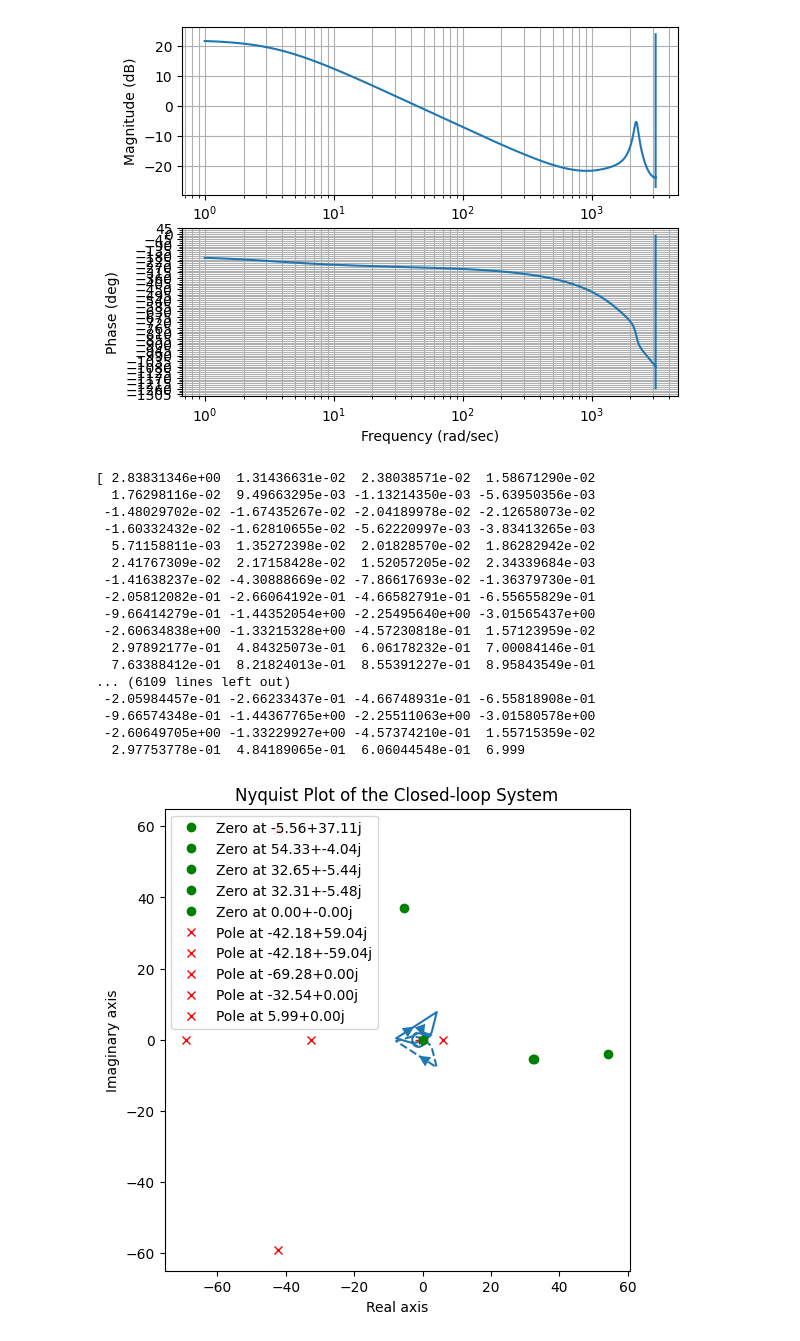
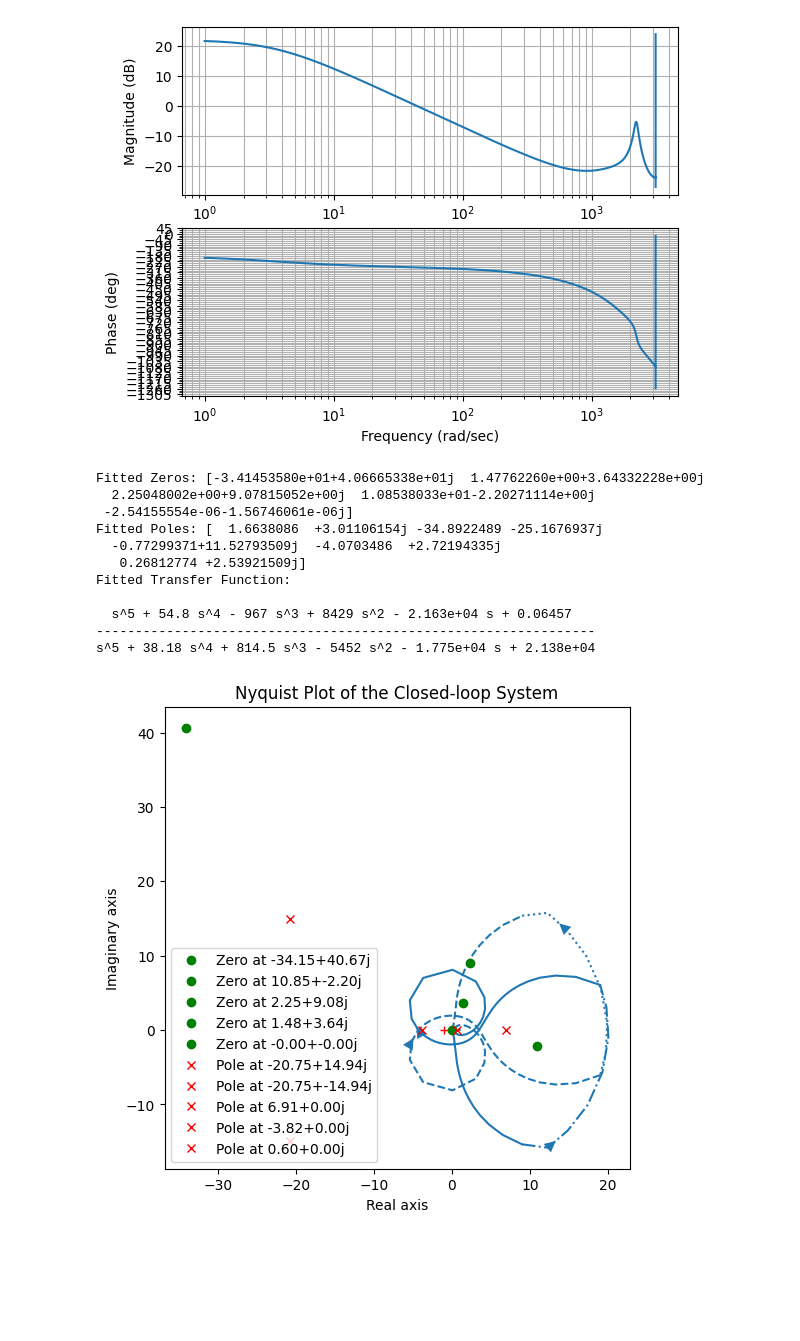
Before and after one commit to lintin528/motor_simulation, a Jupyter notebook: lstm_motorSim.ipynb, the cells around one changed output. Drawn from its saved outputs; the diff is of its cells as text; code cells hidden in the pictures; blank space fills up the shorter version.

```diff
--- a/lstm_motorSim.ipynb
+++ b/lstm_motorSim.ipynb
@@ -345,7 +388,7 @@ preds = []
 actuals = []
 
 
-for sample in impulse_input:
+for sample in input_signal:
     input_val = sample
     input_queue.append(input_val)
 
@@ -361,13 +404,15 @@ for sample in impulse_input:
 
 
 plt.figure(figsize=(10, 5))
-plt.plot(range(len(preds)), preds, label="Predicted", marker='x')
+plt.plot(range(len(input_signal)), input_signal, label="Input Signal", marker='o', color='b')
+plt.plot(range(len(preds)), preds, label="Predicted", marker='x', color='r')
 plt.title(f"Random File {idx} Predictions vs Actual (Total Samples: {len(preds)})")
 plt.xlabel("Time step")
-plt.ylabel("Angle")
-plt.legend()
+plt.ylabel("Value")
+plt.legend()  # 顯示圖例
 plt.tight_layout()
 plt.show()
+
 
 h_n = np.array(preds)
 H_w = np.fft.fft(h_n)
@@ -513,11 +558,11 @@ from scipy.optimize import least_squares
 import matplotlib.pyplot as plt
 import control as ctrl
 
+
 magnitude_response = np.abs(positive_H_w)
-magnitude_response[0] = 1
+# magnitude_response[0] = 1
 phase_response = np.degrees(np.angle(positive_H_w))
-phase_response[0] = 0
-
+# phase_response[0] = 0
 
 # 定義擬合函數
 def frequency_response_fit(params, freqs, magnitude, phase):
@@ -559,15 +604,15 @@ def frequency_response_fit(params, freqs, magnitude, phase):
     return np.concatenate([magnitude_error, phase_error])
 
 # 初始猜測零點和極點（實部和虛部分開）
-# initial_real_zeros = np.array([1, 1, 1, 1, 1])  # 假設零點實部
-# initial_imag_zeros = np.array([1, -1, 0.5, -0.5, 0.2])  # 假設零點虛部
-# initial_real_poles = np.array([-1, -1, -1, -1, -1])  # 假設極點實部
-# initial_imag_poles = np.array([0.5, -0.5, 0.3, -0.3, 0.1])  # 假設極點虛部
+initial_real_zeros = np.array([1, 1, 1, 1, 1])  # 假設零點實部
+initial_imag_zeros = np.array([1, -1, 0.5, -0.5, 0.2])  # 假設零點虛部
+initial_real_poles = np.array([-1, -1, -1, -1, -1])  # 假設極點實部
+initial_imag_poles = np.array([0.5, -0.5, 0.3, -0.3, 0.1])  # 假設極點虛部
 
-initial_real_zeros = np.array([-1, 0.3, 0.3, -0.35, -0.35])  # 假設零點實部
-initial_imag_zeros = np.array([0, 0.52, -0.52, 0.35, -0.35])  # 假設零點虛部
-initial_real_poles = np.array([-0.56, -0.56, 0.3, 0.3, -0.07])  # 假設極點實部
-initial_imag_poles = np.array([0.74, -0.74, 0.54, -0.54, 0])  # 假設極點虛部
+# initial_real_zeros = np.array([-1, 0.3, 0.3, -0.35, -0.35])  # 假設零點實部
+# initial_imag_zeros = np.array([0, 0.52, -0.52, 0.35, -0.35])  # 假設零點虛部
+# initial_real_poles = np.array([-0.56, -0.56, 0.3, 0.3, -0.07])  # 假設極點實部
+# initial_imag_poles = np.array([0.74, -0.74, 0.54, -0.54, 0])  # 假設極點虛部
 
 initial_params = np.concatenate([initial_real_zeros, initial_imag_zeros, initial_real_poles, initial_imag_poles])
 
@@ -587,48 +632,42 @@ fitted_poles = fitted_real_poles + 1j * fitted_imag_poles
 num = np.poly(fitted_zeros)
 den = np.poly(fitted_poles)
 sys_fitted = ctrl.TransferFunction(num, den)
 
 print("Fitted Transfer Function:")
 print(sys_fitted)
 
 # ----------  Nyquist  ----------
 plt.figure(figsize=(6, 6))
 ctrl.nyquist(sys_fitted)
 plt.title("Nyquist Plot of the Closed-loop System")
 
 zeros = sys_fitted.zeros().tolist()
 poles = sys_fitted.poles().tolist()
 for zero in zeros:
     plt.plot(zero.real, zero.imag, 'go', label=f'Zero at {zero.real:.2f}+{zero.imag:.2f}j')
 for pole in poles:
     plt.plot(pole.real, pole.imag, 'rx', label=f'Pole at {pole.real:.2f}+{pole.imag:.2f}j')
 
 # unit_circle = plt.Circle((0, 0), 1, color='b', fill=False, linestyle='--')
 # plt.gca().add_artist(unit_circle)
 
 plt.legend()
 plt.grid()
 plt.show()
 
 # bode plot
 ctrl.bode(sys_fitted, dB=True, Hz=True)
 plt.show()
 # %% [output]
-[ 2.83831346e+00  1.31436631e-02  2.38038571e-02  1.58671290e-02
-  1.76298116e-02  9.49663295e-03 -1.13214350e-03 -5.63950356e-03
- -1.48029702e-02 -1.67435267e-02 -2.04189978e-02 -2.12658073e-02
- -1.60332432e-02 -1.62810655e-02 -5.62220997e-03 -3.83413265e-03
-  5.71158811e-03  1.35272398e-02  2.01828570e-02  1.86282942e-02
-  2.41767309e-02  2.17158428e-02  1.52057205e-02  2.34339684e-03
- -1.41638237e-02 -4.30888669e-02 -7.86617693e-02 -1.36379730e-01
- -2.05812082e-01 -2.66064192e-01 -4.66582791e-01 -6.55655829e-01
- -9.66414279e-01 -1.44352054e+00 -2.25495640e+00 -3.01565437e+00
- -2.60634838e+00 -1.33215328e+00 -4.57230818e-01  1.57123959e-02
-  2.97892177e-01  4.84325073e-01  6.06178232e-01  7.00084146e-01
-  7.63388412e-01  8.21824013e-01  8.55391227e-01  8.95843549e-01
-... (6109 lines left out)
- -2.05984457e-01 -2.66233437e-01 -4.66748931e-01 -6.55818908e-01
- -9.66574348e-01 -1.44367765e+00 -2.25511063e+00 -3.01580578e+00
- -2.60649705e+00 -1.33229927e+00 -4.57374210e-01  1.55715359e-02
-  2.97753778e-01  4.84189065e-01  6.06044548e-01  6.999
+Fitted Zeros: [-3.41453580e+01+4.06665338e+01j  1.47762260e+00+3.64332228e+00j
+  2.25048002e+00+9.07815052e+00j  1.08538033e+01-2.20271114e+00j
+ -2.54155554e-06-1.56746061e-06j]
+Fitted Poles: [  1.6638086  +3.01106154j -34.8922489 -25.1676937j
+  -0.77299371+11.52793509j  -4.0703486  +2.72194335j
+   0.26812774 +2.53921509j]
+Fitted Transfer Function:
+
+  s^5 + 54.8 s^4 - 967 s^3 + 8429 s^2 - 2.163e+04 s + 0.06457
+----------------------------------------------------------------
+s^5 + 38.18 s^4 + 814.5 s^3 - 5452 s^2 - 1.775e+04 s + 2.138e+04
-[figure, old version]
+[figure, new version]
```
Also changed, not shown: parts of 6 cells of this notebook.
